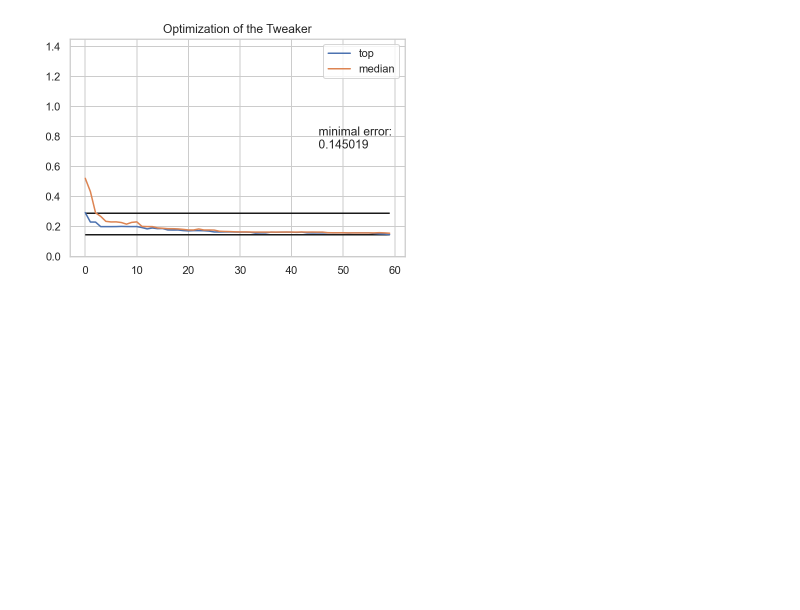
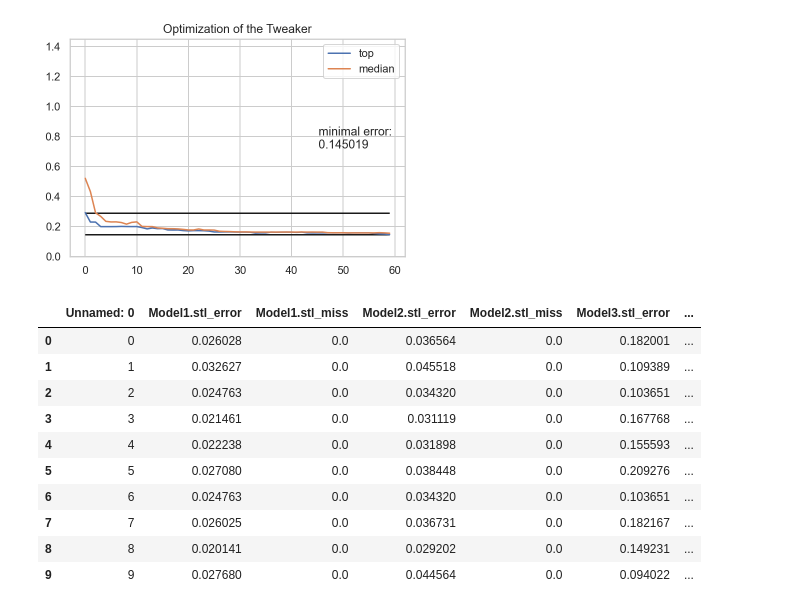
Before and after one commit to ChristophSchranz/Tweaker-3_optimize-using-ea, a Jupyter notebook: visualize_optimiziation.ipynb, the cells around one changed output. Saved outputs shown, nothing was run; the diff lists cells and outputs as text; code cells hidden in the pictures; blank space fills up the shorter version.

Commit message:
store model-centric stats, fixed bug that tested only on n-1 objects

```diff
--- a/visualize_optimiziation.ipynb
+++ b/visualize_optimiziation.ipynb
@@ -108,3 +108,18 @@ plt.figtext(.7, .5, f"minimal error: \n{df['top'].min().round(6)}")
 plt.show()
 # %% [output]
 [figure]
+# %%
+statistics = pd.read_csv("data/DataFrame_2gen_5inds_5objects_model-stats.csv")
+statistics.head(10)
+# %% [output]
+|  | Unnamed: 0 | Model1.stl_error | Model1.stl_miss | Model2.stl_error | Model2.stl_miss | Model3.stl_error | ... |
+| 0 | 0 | 0.026028 | 0.0 | 0.036564 | 0.0 | 0.182001 | ... |
+| 1 | 1 | 0.032627 | 0.0 | 0.045518 | 0.0 | 0.109389 | ... |
+| 2 | 2 | 0.024763 | 0.0 | 0.034320 | 0.0 | 0.103651 | ... |
+| 3 | 3 | 0.021461 | 0.0 | 0.031119 | 0.0 | 0.167768 | ... |
+| 4 | 4 | 0.022238 | 0.0 | 0.031898 | 0.0 | 0.155593 | ... |
+| 5 | 5 | 0.027080 | 0.0 | 0.038448 | 0.0 | 0.209276 | ... |
+| 6 | 6 | 0.024763 | 0.0 | 0.034320 | 0.0 | 0.103651 | ... |
+| 7 | 7 | 0.026025 | 0.0 | 0.036731 | 0.0 | 0.182167 | ... |
+| 8 | 8 | 0.020141 | 0.0 | 0.029202 | 0.0 | 0.149231 | ... |
+| 9 | 9 | 0.027680 | 0.0 | 0.044564 | 0.0 | 0.094022 | ... |
```
Also changed, not shown: parts of 4 cells of this notebook, 1 other file.
